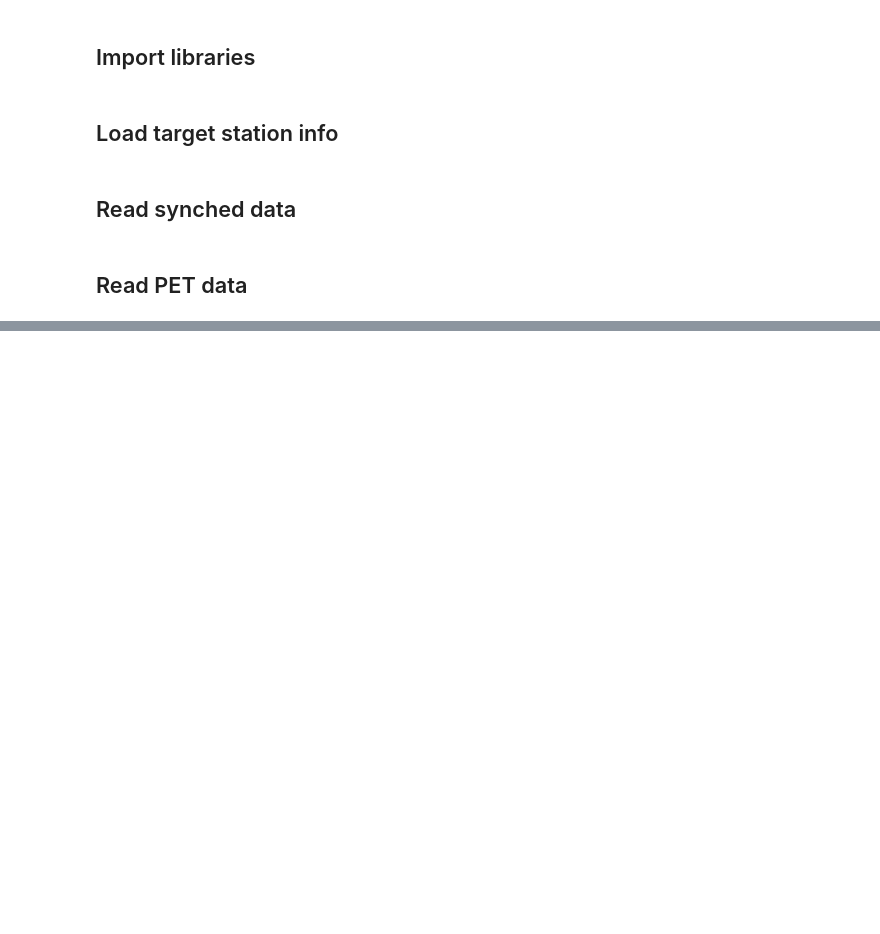
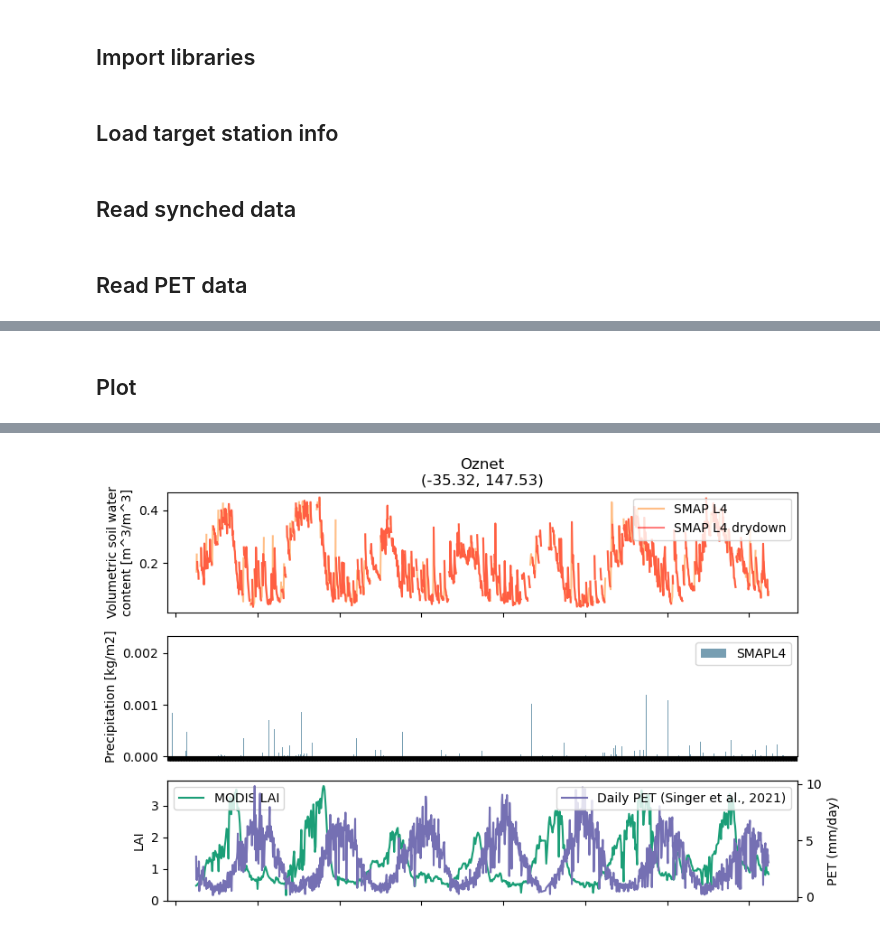
Before and after one commit to RY4GIT/SMSigxSMAP, a Jupyter notebook: 2_code_to_analyze/test_plot_PETandLAIandSMAP_from_appears_pt_sample.ipynb, the cells around one changed output, grey strips where cells are left out. Cells and saved outputs as stored; diff of their text form; code cells hidden in the pictures; blank space fills up the shorter version.

Commit message:
Preliminary plots of LAI vs PET vs SM vs dSdt

```diff
--- a/2_code_to_analyze/test_plot_PETandLAIandSMAP_from_appears_pt_sample.ipynb
+++ b/2_code_to_analyze/test_plot_PETandLAIandSMAP_from_appears_pt_sample.ipynb
@@ -28,6 +41,8 @@ PET_path = r"dPET_data_4RA"
 # %%
 file_path = os.path.join(input_path, appeears_path, network_name.upper(), f'timeseries_synced_{station_name}.csv')
 ds_synced = pd.read_csv(file_path)
+ds_synced['Date'] = pd.to_datetime(ds_synced['Date'])
+ds_synced.set_index('Date', inplace=True)
 # %% [markdown]
 ## Read PET data
 # %%
@@ -49,5 +64,4 @@ for i, file in enumerate(file_list):
     else:
         ds_PET = pd.concat([ds_PET, PET])
 ds_PET = ds_PET.sort_index()
-# ds_PET = ds_PET.rename({'0':'PET'})
-ds_PET.head()
+ds_PET = ds_PET.rename(columns = {0:'PET'})
@@ -64,0 +68,4 @@ PET.head()
+# %%
+
+ds_synced2 = pd.merge(ds_synced, ds_PET, how='inner', left_index=True, right_index=True)
+ds_synced2
@@ -64,0 +87,68 @@ PET.head()
+# %% [markdown]
+## Plot
+# %%
+# prep
+lat = target_lat
+lon = target_lon
+
+smap_color = '#ff7f0e'
+precip_color = '#779eb2'
+
+title = f"{network_name}\n({lat:.2f}, {lon:.2f})"
+save_title = f"{network_name}_{target_station}"
+# %%
+# Get drydown timeseries for plotting
+ds_synced2['dSdt'] = ds_synced2['soil_moisture_smapL3'].diff()
+ds_synced2['dSdt'][ds_synced2['dSdt']>0] = np.nan
+ds_synced2['dSdt(t+1)'] = ds_synced2['dSdt'].shift(periods=-1).copy()
+ds_synced2[['soil_moisture_smapL3','dSdt(t+1)', 'noprecip', 'MODISmeanLAI_SMAPgrid']].head(30)
+
+ds_synced2['values_while_drydown'] = ds_synced2['soil_moisture_smapL3']
+drydown_period = ds_synced2['dSdt(t+1)'].notna()
+drydown_period = drydown_period.shift(periods=+1) | drydown_period
+ds_synced2['values_while_drydown'][drydown_period==False] = np.nan
+noprecip_with_buffer = (ds_synced2['noprecip']==True) | (ds_synced2['noprecip'].shift(periods=-1)==True)
+ds_synced2['values_while_drydown'][noprecip_with_buffer==False] = np.nan
+
+# SMAP timeseries
+fig = plt.figure(figsize=(9, 9))
+
+# fig.subplots(1, 2, sharey=True, sharex=True,  figsize=(10, 5))
+ax1 = fig.add_subplot(4,1,1)
+line1, = ax1.plot(ds_synced2['soil_moisture_smapL3'], '-', alpha=0.5, label='SMAP L4', color=smap_color)
+line2, = ax1.plot(ds_synced2['values_while_drydown'], '-', alpha=0.5, label='SMAP L4 drydown', color='red')
+xax = ax1.xaxis
+ax1.set_title(title)
+ax1.set_xlabel("Time")
+ax1.set_ylabel("Volumetric soil water\ncontent [m^3/m^3]")
+# ax1.set_ylabel("Surface soil moisture [mm/max25mm]")
+ax1.legend(loc='upper right')
+
+# Precipitation
+ax2 =  fig.add_subplot(4,1,2) #, sharex = ax1)
+ds_synced2['precip'].plot.bar(y='first', ax=ax2, label='SMAPL4', color=precip_color)
+ax2.set_xlabel("Time")
+ax2.set_ylabel("Precipitation [kg/m2]")
+ax2.legend(loc='upper right')
+
+# Precipitation
+ax3 =  fig.add_subplot(4,1,3) #, sharex = ax1)
+ax4 = ax3.twinx()
+
+line3, = ax3.plot(ds_synced2['MODISmeanLAI_SMAPgrid'], '-', label='MODIS LAI', color='#1b9e77')
+line4, = ax4.plot(ds_synced2['PET'], '-', label='Daily PET (Singer et al., 2021)', color='#7570b3')
+ax3.set_xlabel("Time")
+ax3.set_ylabel("LAI")
+ax4.set_ylabel("PET (mm/day)")
+ax3.legend(loc='upper left')
+ax4.legend(loc='upper right')
+
+for ind, label in enumerate(ax2.get_xticklabels()):
+    if ind % 90 == 0:  # every 10th label is kept
+        label.set_visible(True)
+    else:
+        label.set_visible(False)
+
+fig.autofmt_xdate()
+fig.savefig(os.path.join(output_path, f'{save_title}_ts.png'))
+# %% [output]
@@ -64,0 +167 @@ PET.head()
+[figure, added]
```
Also changed, not shown: parts of 12 cells of this notebook, 1 other file.
